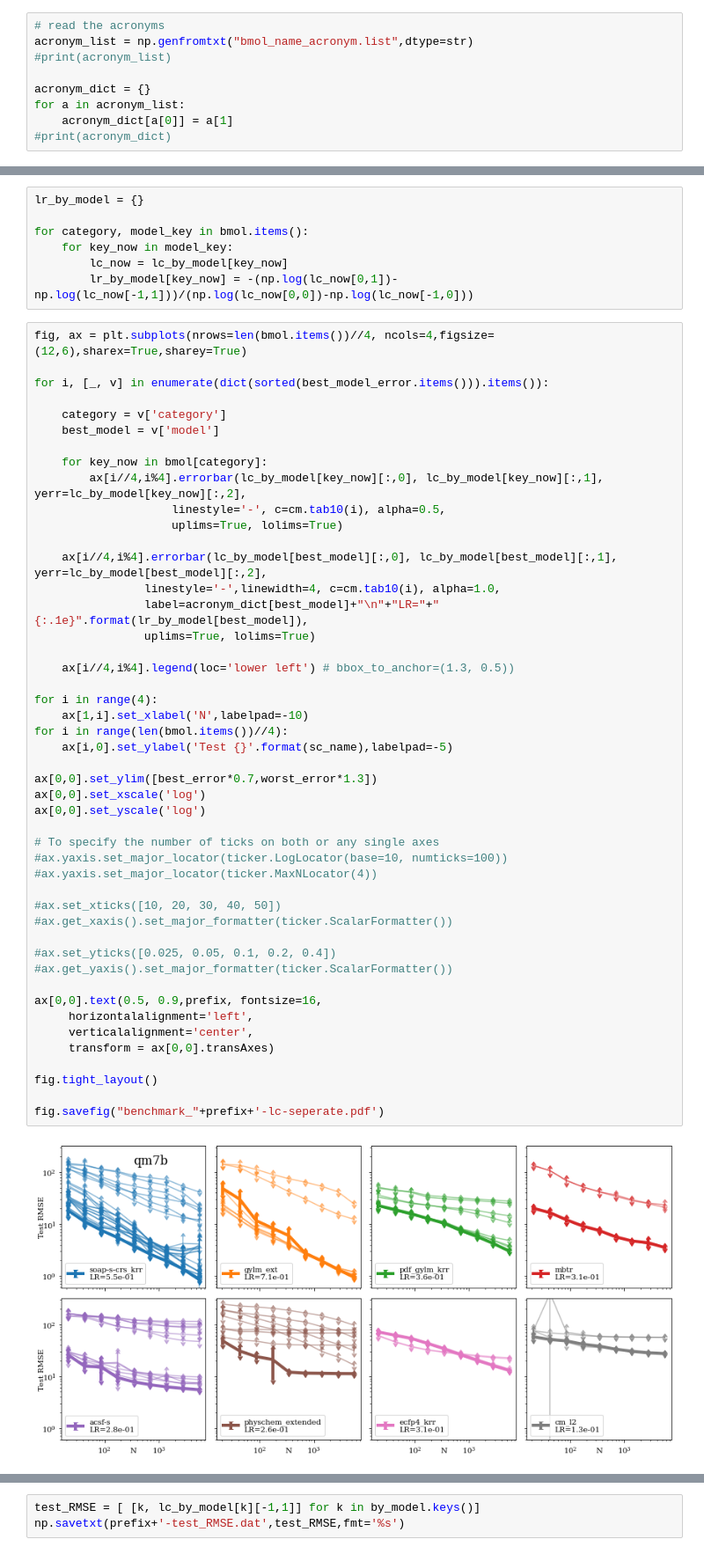
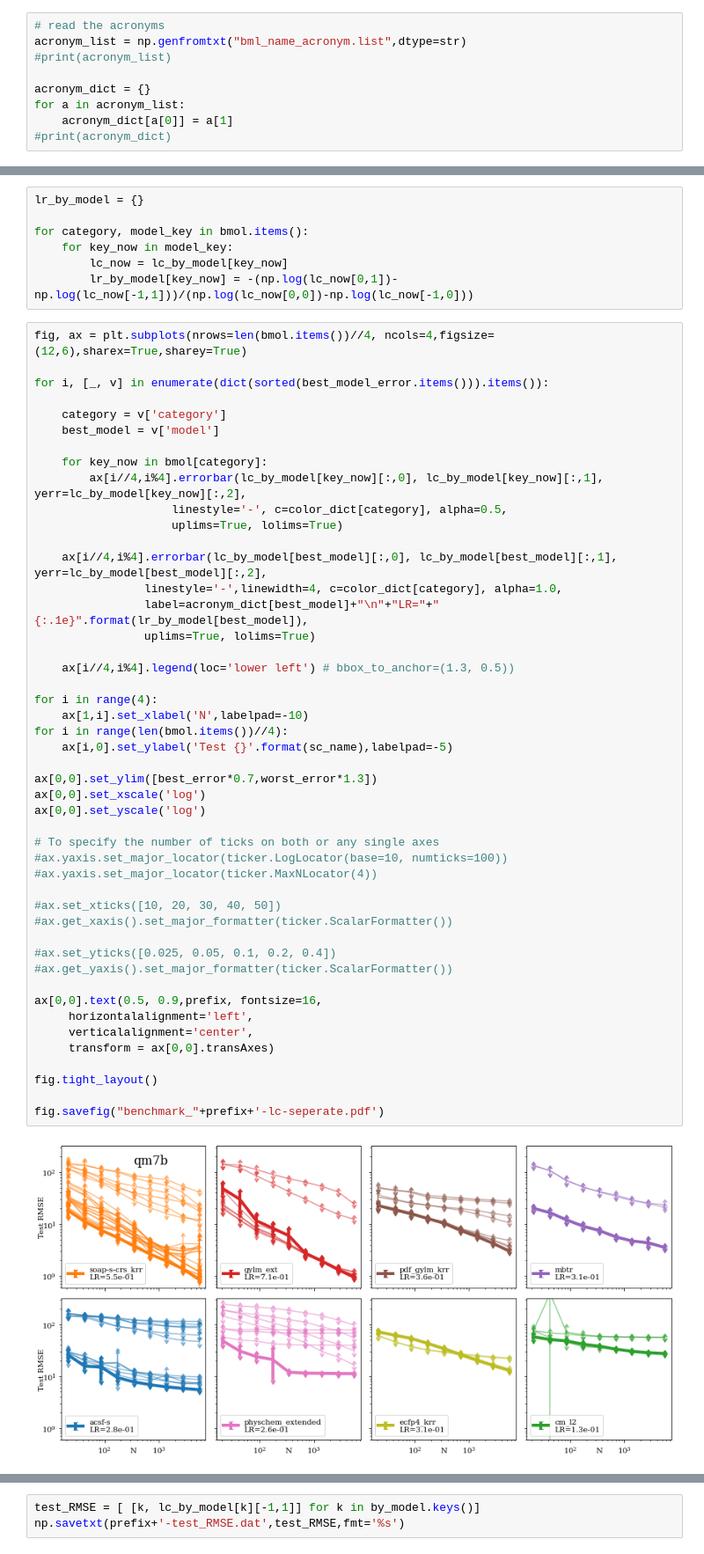
Before and after one commit to capoe/benchml, a Jupyter notebook: analysis/analysis.ipynb, the cells around one changed output, grey strips where cells are left out. Shown at 88% size. Drawn from its saved outputs; the diff is of its cells as text.

Commit message:
consistent color scheme

```diff
--- a/analysis/analysis.ipynb
+++ b/analysis/analysis.ipynb
@@ -17,7 +17,7 @@ from asaplib.plot import plot_styles
 plot_styles.set_nice_font()
 # %%
 # read the acronyms
-acronym_list = np.genfromtxt("bmol_name_acronym.list",dtype=str)
+acronym_list = np.genfromtxt("bml_name_acronym.list",dtype=str)
 #print(acronym_list)
 
 acronym_dict = {}
@@ -83,45 +83,45 @@ for i, [_, v] in enumerate(dict(sorted(best_model_error.items())).items()):
 
     for key_now in bmol[category]:
         ax[i//4,i%4].errorbar(lc_by_model[key_now][:,0], lc_by_model[key_now][:,1], yerr=lc_by_model[key_now][:,2],
-                    linestyle='-', c=cm.tab10(i), alpha=0.5,
+                    linestyle='-', c=color_dict[category], alpha=0.5,
                     uplims=True, lolims=True)
 
     ax[i//4,i%4].errorbar(lc_by_model[best_model][:,0], lc_by_model[best_model][:,1], yerr=lc_by_model[best_model][:,2],
-                linestyle='-',linewidth=4, c=cm.tab10(i), alpha=1.0,
+                linestyle='-',linewidth=4, c=color_dict[category], alpha=1.0,
                 label=acronym_dict[best_model]+"\n"+"LR="+"{:.1e}".format(lr_by_model[best_model]),
                 uplims=True, lolims=True)
 
     ax[i//4,i%4].legend(loc='lower left') # bbox_to_anchor=(1.3, 0.5))
 
 for i in range(4):
     ax[1,i].set_xlabel('N',labelpad=-10)
 for i in range(len(bmol.items())//4):
     ax[i,0].set_ylabel('Test {}'.format(sc_name),labelpad=-5)
 
 ax[0,0].set_ylim([best_error*0.7,worst_error*1.3])
 ax[0,0].set_xscale('log')
 ax[0,0].set_yscale('log')
 
 # To specify the number of ticks on both or any single axes
 #ax.yaxis.set_major_locator(ticker.LogLocator(base=10, numticks=100))
 #ax.yaxis.set_major_locator(ticker.MaxNLocator(4))
 
 #ax.set_xticks([10, 20, 30, 40, 50])
 #ax.get_xaxis().set_major_formatter(ticker.ScalarFormatter())
 
 #ax.set_yticks([0.025, 0.05, 0.1, 0.2, 0.4])
 #ax.get_yaxis().set_major_formatter(ticker.ScalarFormatter())
 
 ax[0,0].text(0.5, 0.9,prefix, fontsize=16,
      horizontalalignment='left',
      verticalalignment='center',
      transform = ax[0,0].transAxes)
 
 fig.tight_layout()
 
 fig.savefig("benchmark_"+prefix+'-lc-seperate.pdf')
 # %% [output]
-[figure, old version]
+[figure, new version]
 # %%
 fig, ax = plt.subplots(figsize=(8,6))
 
```
Also changed, not shown: parts of 2 cells of this notebook.
